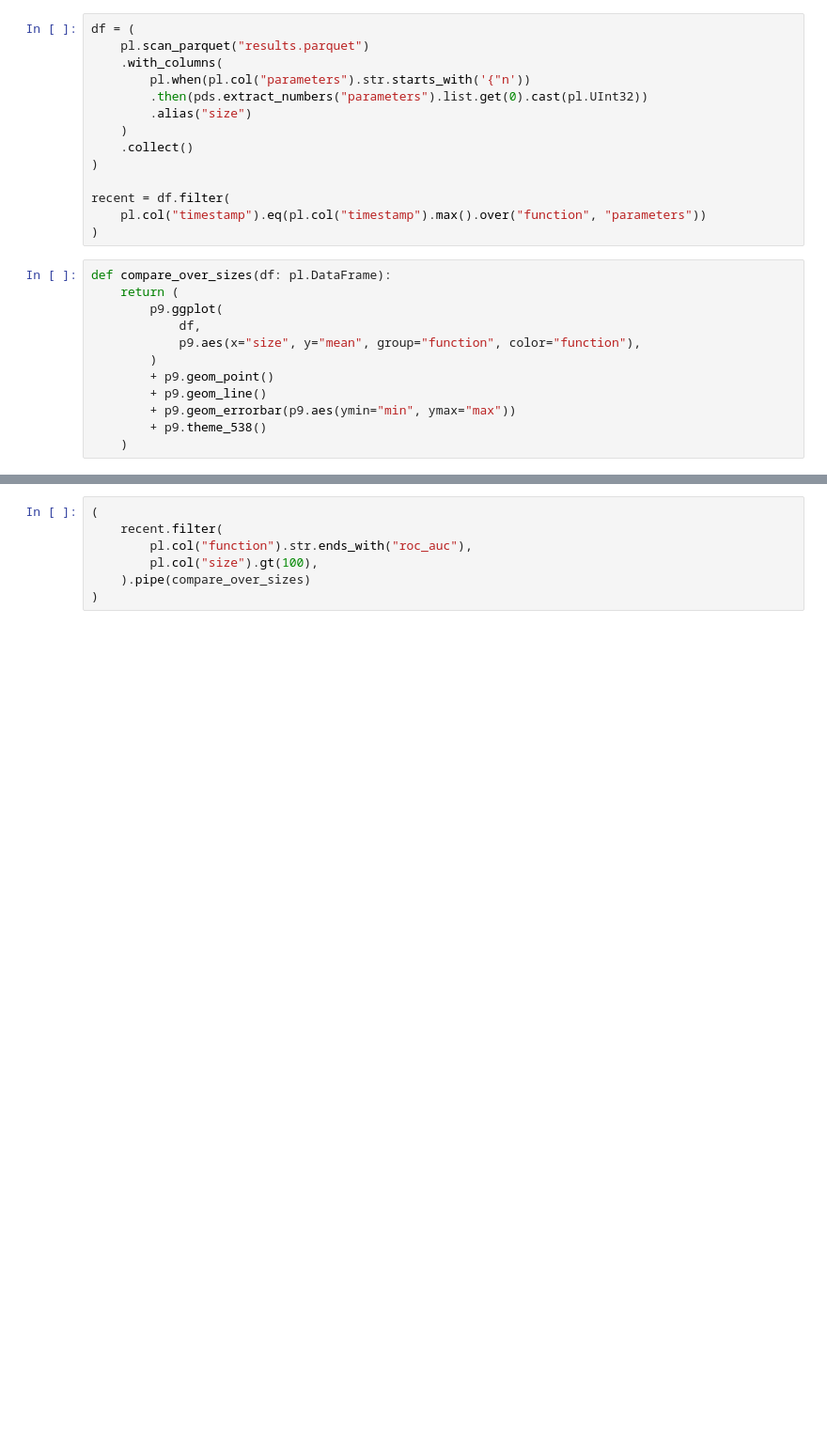
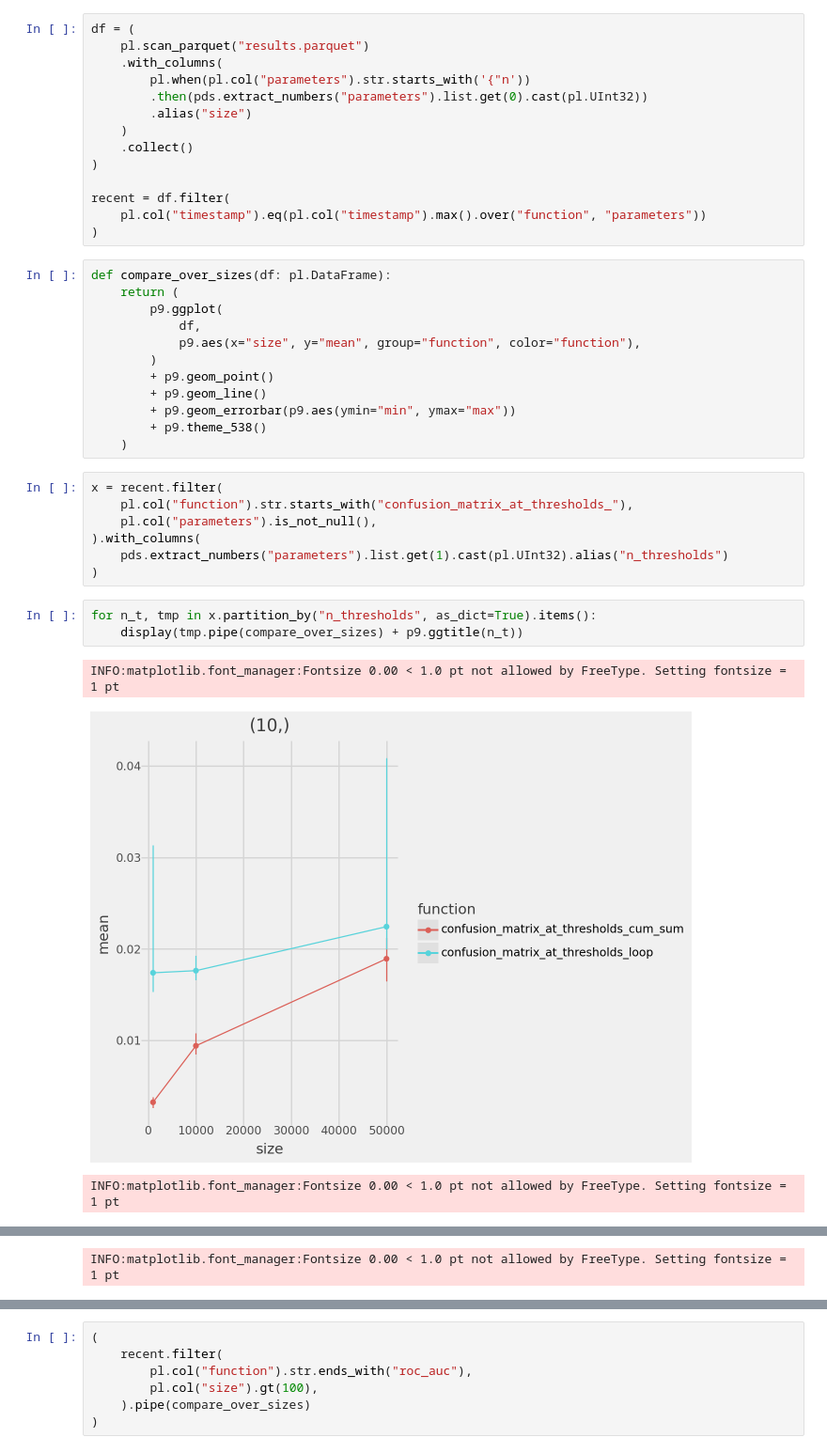
Before and after one commit to CangyuanLi/rapidstats, a Jupyter notebook: benchmarks/analyze_benchmarks.ipynb, the cells around one changed output, grey strips where cells are left out. Shown at 94% size. Cells and saved outputs as stored; diff of their text form; blank space fills up the shorter version.

```diff
--- a/benchmarks/analyze_benchmarks.ipynb
+++ b/benchmarks/analyze_benchmarks.ipynb
@@ -29,3 +29,17 @@ def compare_over_sizes(df: pl.DataFrame):
         + p9.geom_errorbar(p9.aes(ymin="min", ymax="max"))
         + p9.theme_538()
     )
+# %%
+x = recent.filter(
+    pl.col("function").str.starts_with("confusion_matrix_at_thresholds_"),
+    pl.col("parameters").is_not_null(),
+).with_columns(
+    pds.extract_numbers("parameters").list.get(1).cast(pl.UInt32).alias("n_thresholds")
+)
+# %%
+for n_t, tmp in x.partition_by("n_thresholds", as_dict=True).items():
+    display(tmp.pipe(compare_over_sizes) + p9.ggtitle(n_t))
+# %% [output]
+INFO:matplotlib.font_manager:Fontsize 0.00 < 1.0 pt not allowed by FreeType. Setting fontsize = 1 pt
+[figure, added]
+INFO:matplotlib.font_manager:Fontsize 0.00 < 1.0 pt not allowed by FreeType. Setting fontsize = 1 pt
@@ -31,0 +47 @@ def compare_over_sizes(df: pl.DataFrame):
+INFO:matplotlib.font_manager:Fontsize 0.00 < 1.0 pt not allowed by FreeType. Setting fontsize = 1 pt
```
Also changed, not shown: parts of 2 cells of this notebook, 1 other file.
